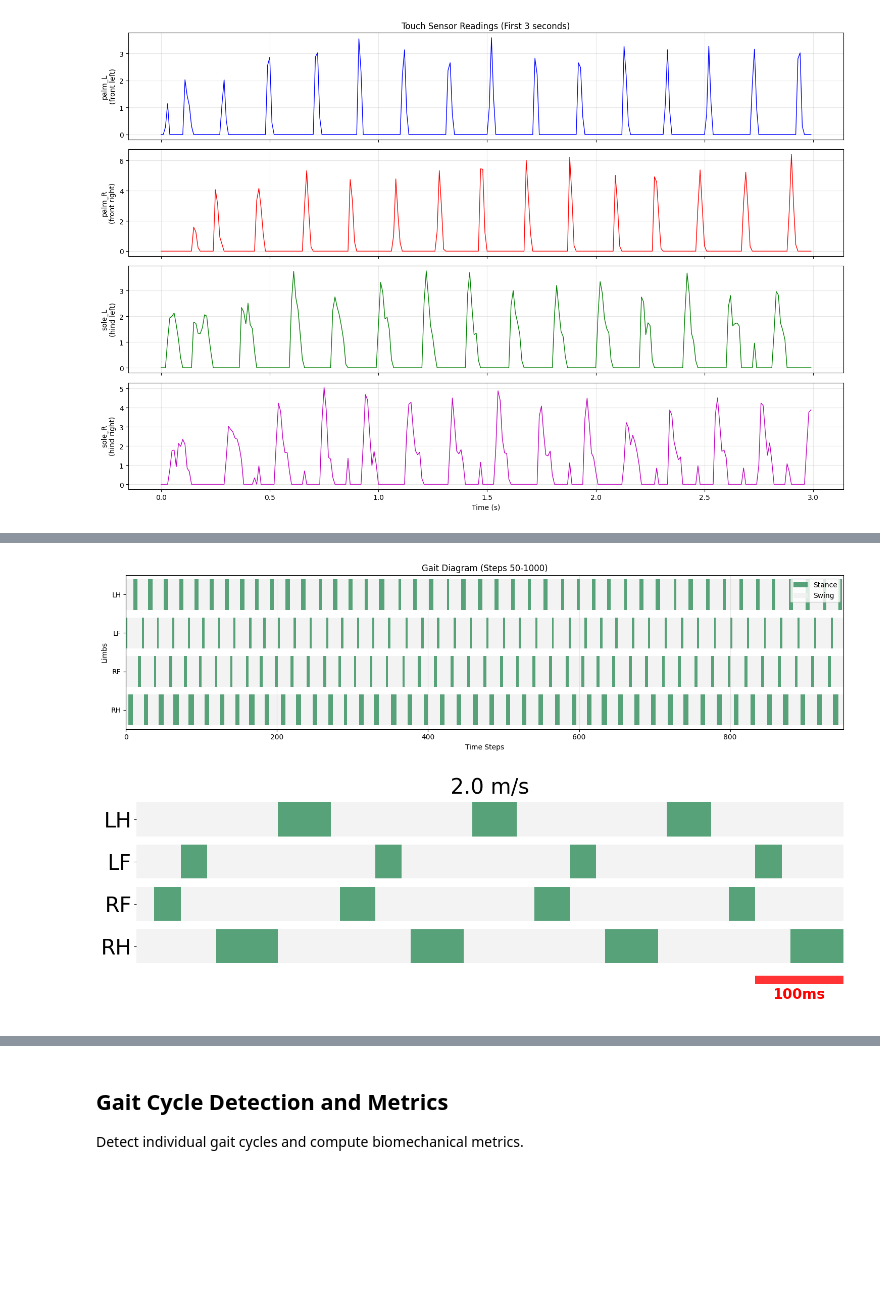
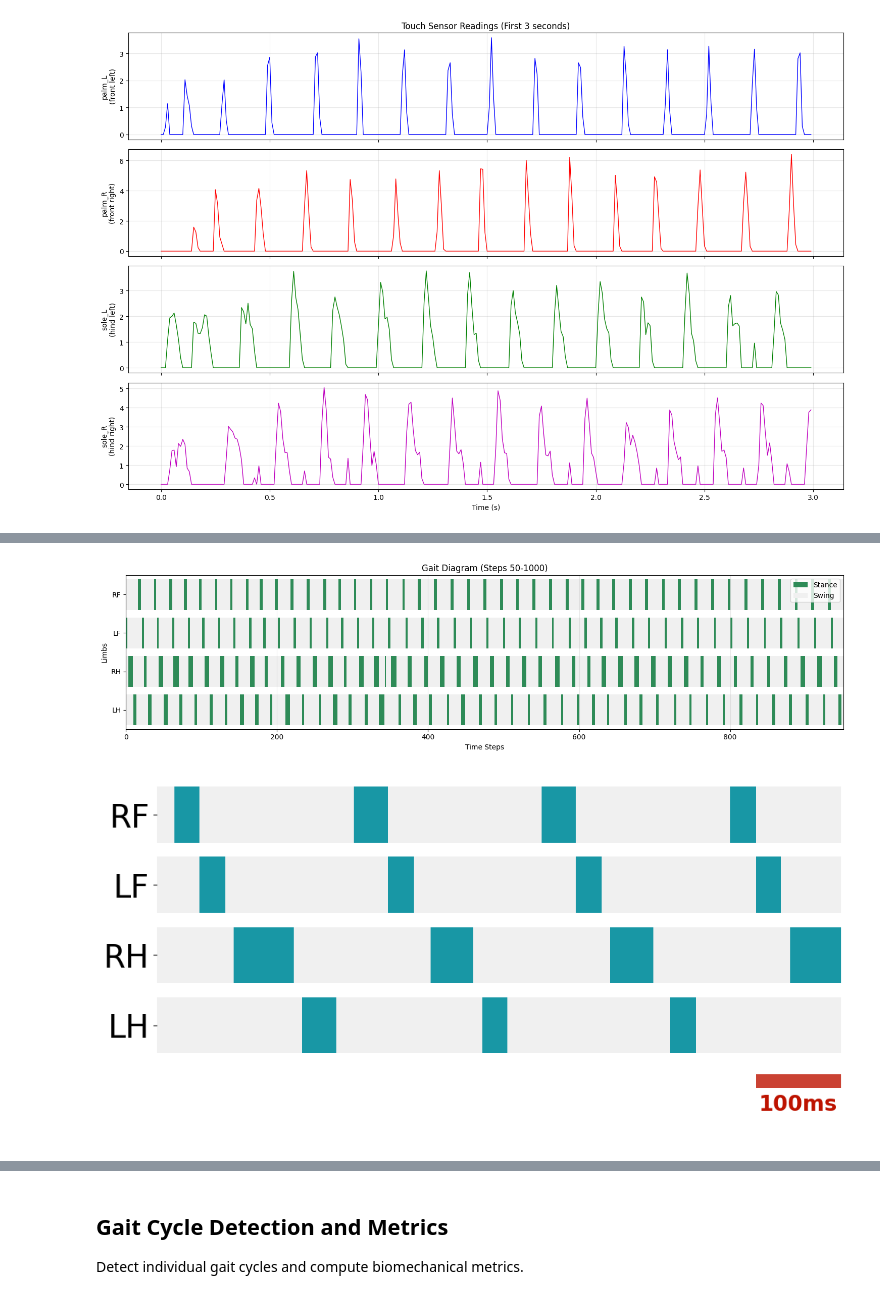
Before and after one commit to asirbu77/SCAMPER, a Jupyter notebook: notebooks/analysis/maintain_velocity_analysis_S20e-1_new.ipynb, the cells around one changed output, grey strips where cells are left out. Drawn from its saved outputs; the diff is of its cells as text; code cells hidden in the pictures; blank space fills up the shorter version.

```diff
--- a/notebooks/analysis/maintain_velocity_analysis_S20e-1_new.ipynb
+++ b/notebooks/analysis/maintain_velocity_analysis_S20e-1_new.ipynb
@@ -671,10 +674,10 @@ plt.show()
 [figure]
 # %%
 # Smooth raw touch sensor data in-place before thresholding
-KERNEL_SIZE_PALM_L = 3
-KERNEL_SIZE_PALM_R = 3
-KERNEL_SIZE_SOLE_L = 3
-KERNEL_SIZE_SOLE_R = 3
+KERNEL_SIZE_PALM_L = 1
+KERNEL_SIZE_PALM_R = 1
+KERNEL_SIZE_SOLE_L = 1
+KERNEL_SIZE_SOLE_R = 1
 smooth = True
 
 palm_L_data_smooth = medfilt(palm_L_data, kernel_size=KERNEL_SIZE_PALM_L)
@@ -754,8 +757,8 @@ plt.show()
 # Binary stance detection from touch sensors (threshold-based)
 TOUCH_THRESHOLD_PALM_L = 0.01
 TOUCH_THRESHOLD_PALM_R = 0.01
-TOUCH_THRESHOLD_SOLE_L = 1.0
-TOUCH_THRESHOLD_SOLE_R = 1.0
+TOUCH_THRESHOLD_SOLE_L = 1.5
+TOUCH_THRESHOLD_SOLE_R = 1.5
 
 if smooth:
     stance_palm_L = (palm_L_data_smooth > TOUCH_THRESHOLD_PALM_L).astype(int)
@@ -867,15 +879,17 @@ plt.show()
 start_time = 50
 end_time = 1000
 
+# Reorder for display: RF > LF > RH > LH from top to bottom
+plot_order = [3, 0, 2, 1]
 fig, ax = plot_gait_diagram(
-    contact_barcode[:, start_time:end_time],
-    labels=["RH", "RF", "LF", "LH"],
+    contact_barcode[plot_order, start_time:end_time],
+    labels=["LH", "RH", "LF", "RF"],
     title=f"Gait Diagram (Steps {start_time}-{end_time})",
 )
-plt.savefig(OUTPUT_DIR / "gait_diagram_touch_zoomed.png", dpi=300, bbox_inches="tight")
+# plt.savefig(OUTPUT_DIR / "gait_diagram_touch_zoomed.png", dpi=300, bbox_inches="tight")
 plt.show()
 # %% [output]
-[figure, old version]
+[figure, new version]
 # %%
 # Font size configuration
 TICK_FONTSIZE = 30
@@ -883,18 +897,28 @@ XLABEL_FONTSIZE = 12
 YLABEL_FONTSIZE = 12
 TITLE_FONTSIZE = 30
 
+# Color configuration (RGB 0-255)
+STANCE_RGB = (24, 151, 165)
+SCALE_BAR_RGB = (189, 19, 0)
+
+stance_color = tuple(c / 255 for c in STANCE_RGB)
+scale_bar_color = tuple(c / 255 for c in SCALE_BAR_RGB)
+
 start_time = 500
 end_time = 580
 slice_len = end_time - start_time
 
-limb_names = ["RH", "RF", "LF", "LH"]
+# Display order: RF > LF > RH > LH from top to bottom
+plot_order = [3, 0, 2, 1]
+limb_names = ["LH", "RH", "LF", "RF"]
 
 # Plot the 4-limb gait diagram
 fig, ax = plot_gait_diagram(
-    contact_barcode[:, start_time:end_time],
+    contact_barcode[plot_order, start_time:end_time],
     labels=limb_names,
-    title=f"{env_cfg.target_speed} m/s",
-    figsize=(15, 5),
+    title="",
+    figsize=(10, 5),
+    stance_color=stance_color,
 )
 ax.get_legend().remove()
 
@@ -910,7 +934,6 @@ SCALE_BAR_LABEL = "100ms"
 scale_bar_y = -0.8
 scale_bar_height = 0.2
 scale_bar_start = slice_len - SCALE_BAR_TIMESTEPS
-scale_bar_color = "red"
 
 ax.barh(
     scale_bar_y,
@@ -921,34 +944,34 @@ ax.barh(
     alpha=0.8,
     edgecolor="none",
 )
 
 ax.text(
     scale_bar_start + SCALE_BAR_TIMESTEPS / 2,
     scale_bar_y - scale_bar_height / 2 - 0.08,
     SCALE_BAR_LABEL,
     ha="center",
     va="top",
     color=scale_bar_color,
     fontsize=20,
     fontweight="bold",
 )
 
 # Expand ylim to fit the scale bar and label
 ax.set_ylim(scale_bar_y - 0.8, len(limb_names) - 0.5)
 
 ax.set_ylabel("")
 ax.set_xlabel("")
 
 ax.set_xticks([])
 ax.grid(False)
 
 for spine in ax.spines.values():
     spine.set_visible(False)
 
 plt.tight_layout()
-plt.savefig(
-    OUTPUT_DIR / "gait_diagram_touch_zoomed_smoothed.png", dpi=300, bbox_inches="tight"
-)
+plt.savefig(OUTPUT_DIR / f"final_gait_diagram_{NAME}.png", dpi=300, bbox_inches="tight")
+plt.savefig(OUTPUT_DIR / f"final_gait_diagram_{NAME}.svg", dpi=300, bbox_inches="tight")
+plt.savefig(OUTPUT_DIR / f"final_gait_diagram_{NAME}.pdf", dpi=300, bbox_inches="tight")
 plt.show()
 # %% [output]
-[figure, old version]
+[figure, new version]
```
Also changed, not shown: parts of 11 cells of this notebook, 48 other files.
